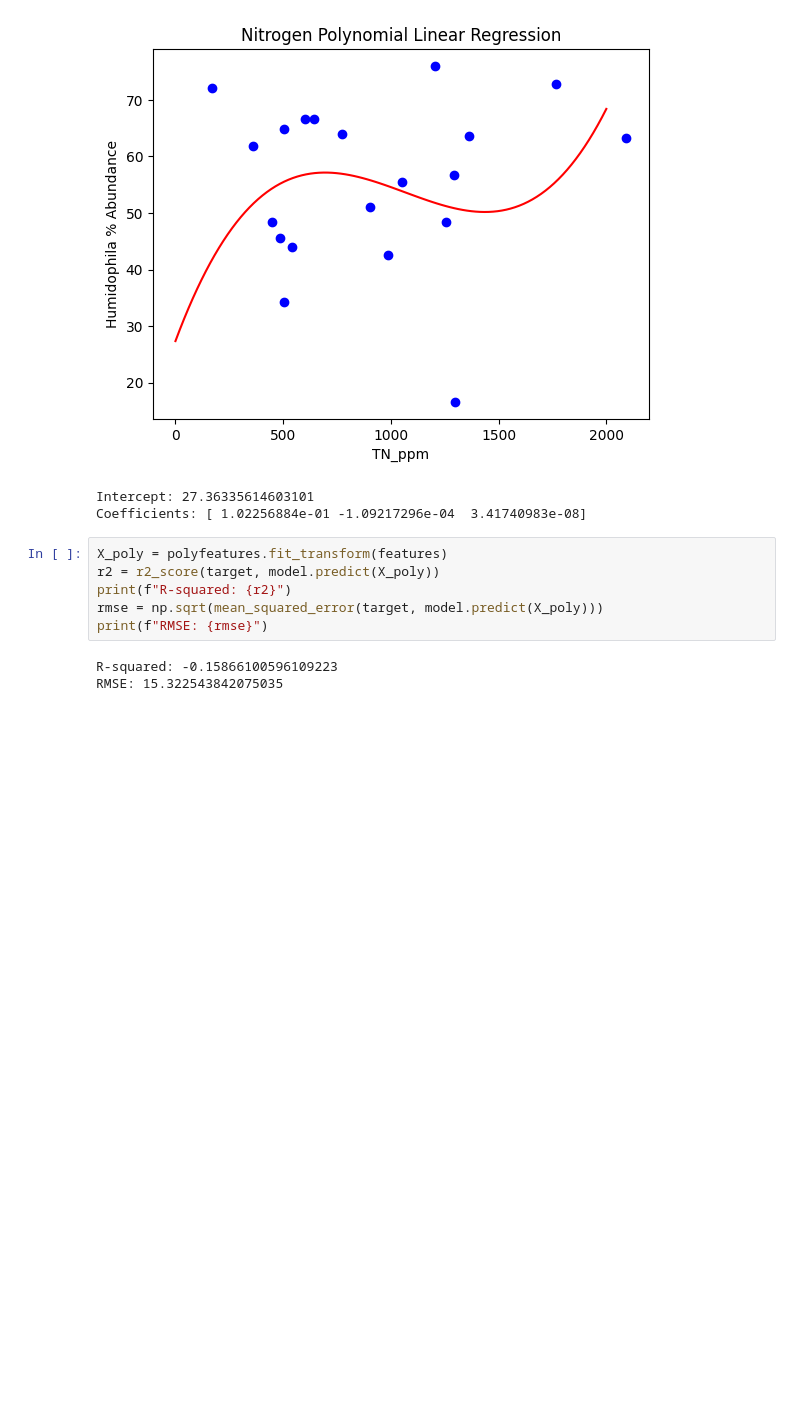
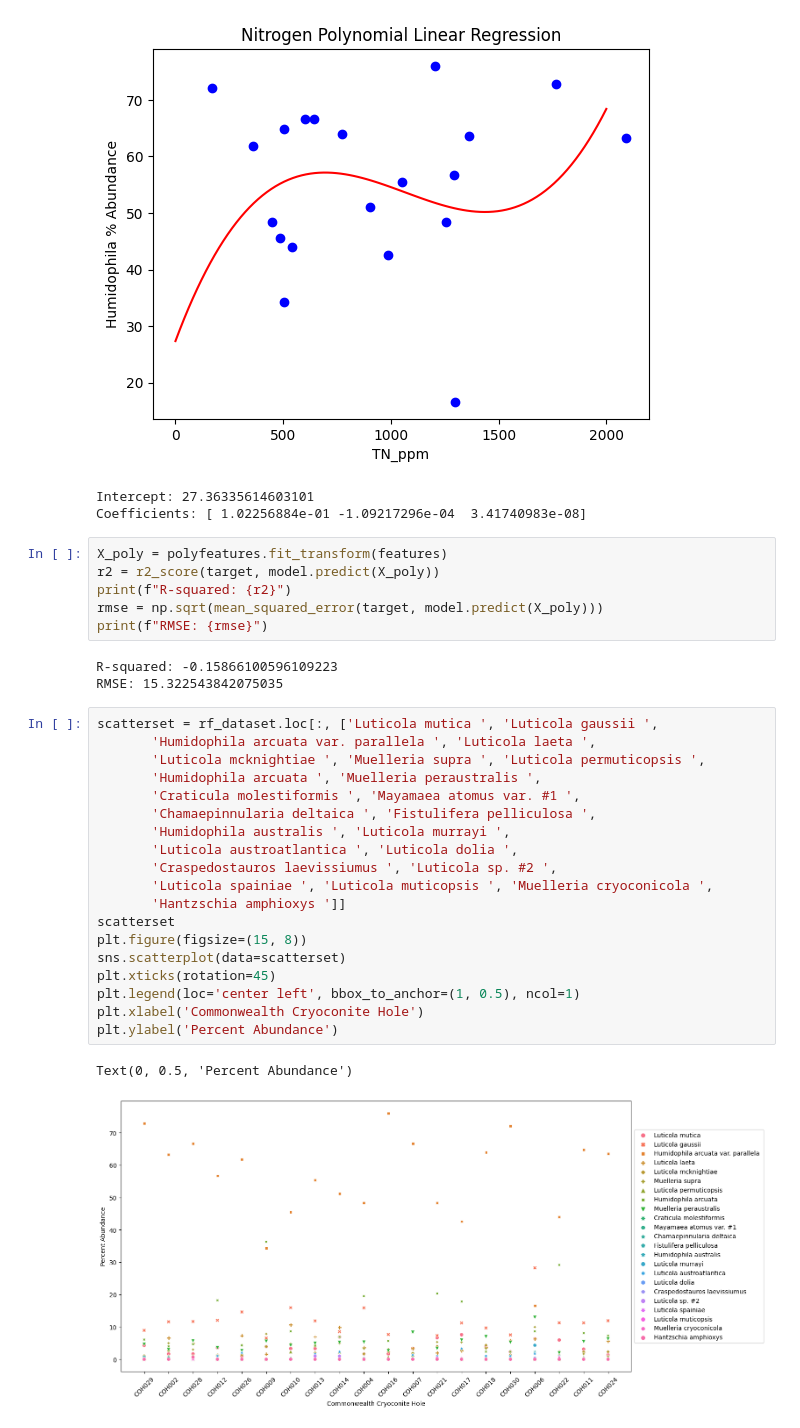
Before and after one commit to jtdocter27/Cryoconite-Analysis, a Jupyter notebook: diatom_data.ipynb, the cells around one changed output. Saved outputs shown, nothing was run; the diff lists cells and outputs as text; blank space fills up the shorter version.

Commit message:
Updated with Scatter

```diff
--- a/diatom_data.ipynb
+++ b/diatom_data.ipynb
@@ -505,3 +505,25 @@ print(f"RMSE: {rmse}")
 # %% [output]
 R-squared: -0.15866100596109223
 RMSE: 15.322543842075035
+# %%
+scatterset = rf_dataset.loc[:, ['Luticola mutica ', 'Luticola gaussii ',
+       'Humidophila arcuata var. parallela ', 'Luticola laeta ',
+       'Luticola mcknightiae ', 'Muelleria supra ', 'Luticola permuticopsis ',
+       'Humidophila arcuata ', 'Muelleria peraustralis ',
+       'Craticula molestiformis ', 'Mayamaea atomus var. #1 ',
+       'Chamaepinnularia deltaica ', 'Fistulifera pelliculosa ',
+       'Humidophila australis ', 'Luticola murrayi ',
+       'Luticola austroatlantica ', 'Luticola dolia ',
+       'Craspedostauros laevissiumus ', 'Luticola sp. #2 ',
+       'Luticola spainiae ', 'Luticola muticopsis ', 'Muelleria cryoconicola ',
+       'Hantzschia amphioxys ']]
+scatterset
+plt.figure(figsize=(15, 8))
+sns.scatterplot(data=scatterset)
+plt.xticks(rotation=45)
+plt.legend(loc='center left', bbox_to_anchor=(1, 0.5), ncol=1)
+plt.xlabel('Commonwealth Cryoconite Hole')
+plt.ylabel('Percent Abundance')
+# %% [output]
+Text(0, 0.5, 'Percent Abundance')
+[figure, added]
```
